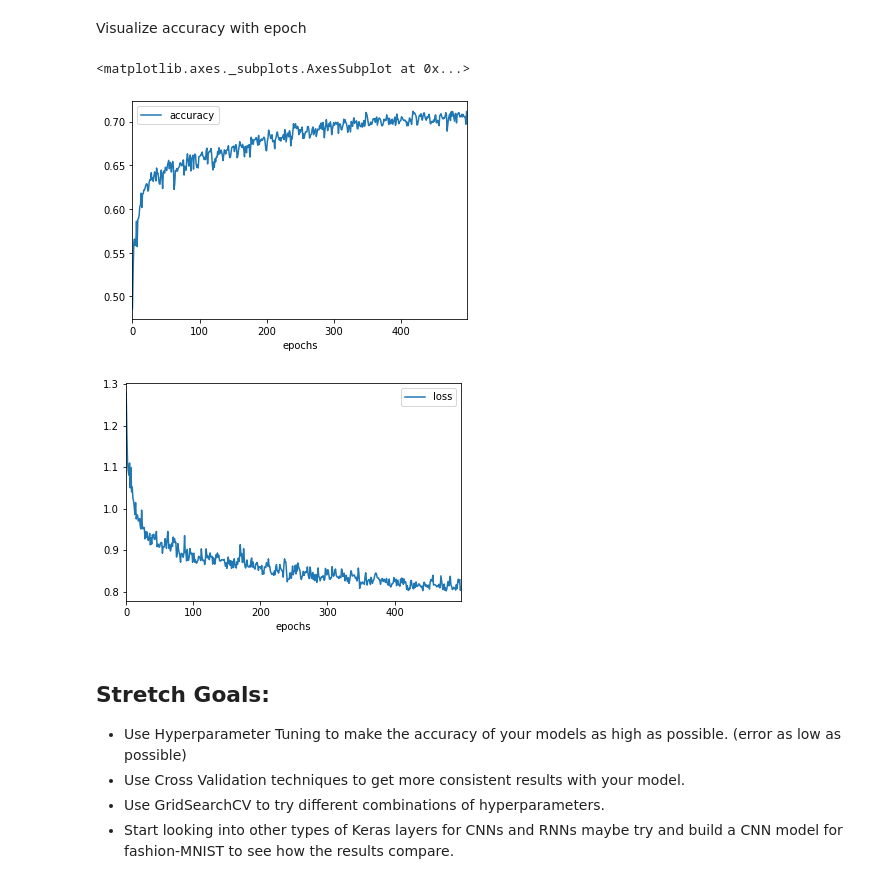
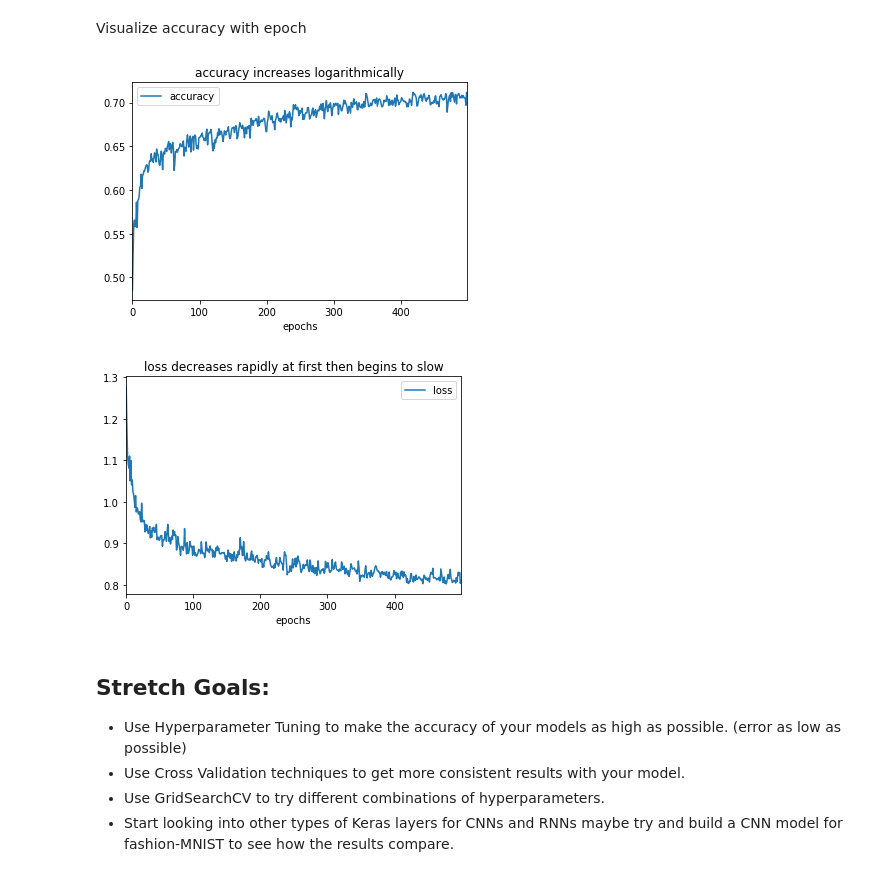
Before and after one commit to Tclack88/Lambda, a Jupyter notebook: module3-Intro-to-Keras/LS_DS_423_Keras_Assignment.ipynb, the cells around one changed output. Drawn from its saved outputs; the diff is of its cells as text; code cells hidden in the pictures.

```diff
--- a/module3-Intro-to-Keras/LS_DS_423_Keras_Assignment.ipynb
+++ b/module3-Intro-to-Keras/LS_DS_423_Keras_Assignment.ipynb
@@ -280,18 +280,17 @@ Visualize accuracy with epoch
 # %%
 epochs = fashion_model.history.epoch
 acc = fashion_model.history.history['acc']
 fashion_df = pd.DataFrame({'epochs':epochs,'accuracy':acc})
-fashion_df.plot.line(x='epochs', y='accuracy');
+fashion_df.plot.line(x='epochs', y='accuracy', title='accuracy increases logarithmically');
 # %% [output]
-<matplotlib.axes._subplots.AxesSubplot at 0x...>
-[figure, old version]
+[figure, new version]
 # %%
 epochs = fashion_model.history.epoch
 loss = fashion_model.history.history['loss']
 fashion_df = pd.DataFrame({'epochs':epochs,'loss':loss})
-fashion_df.plot.line(x='epochs', y='loss');
+fashion_df.plot.line(x='epochs', y='loss', title='loss decreases rapidly at first then begins to slow');
 # %% [output]
-[figure, old version]
+[figure, new version]
 # %% [markdown]
 ## Stretch Goals:
 
```
